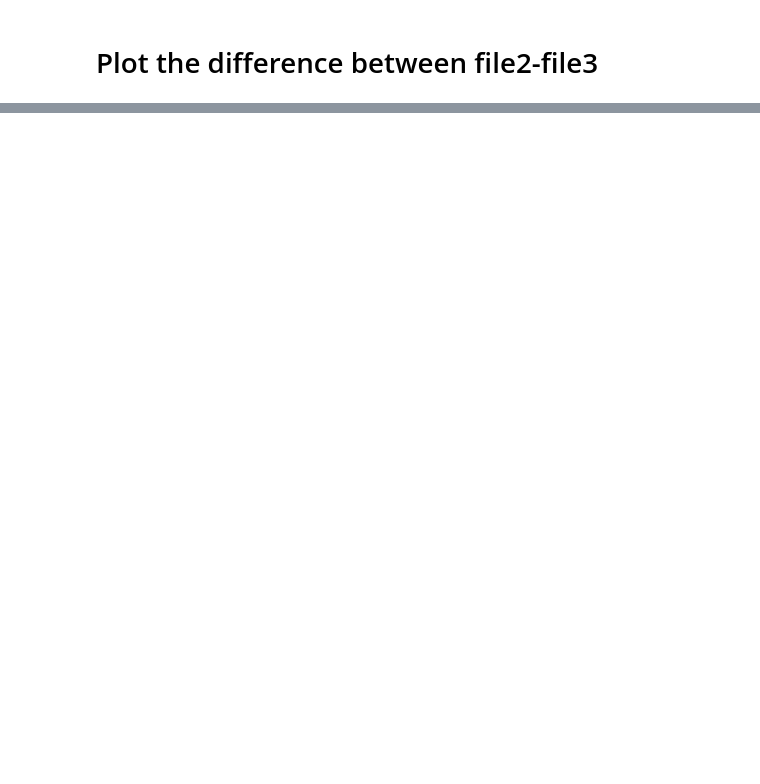
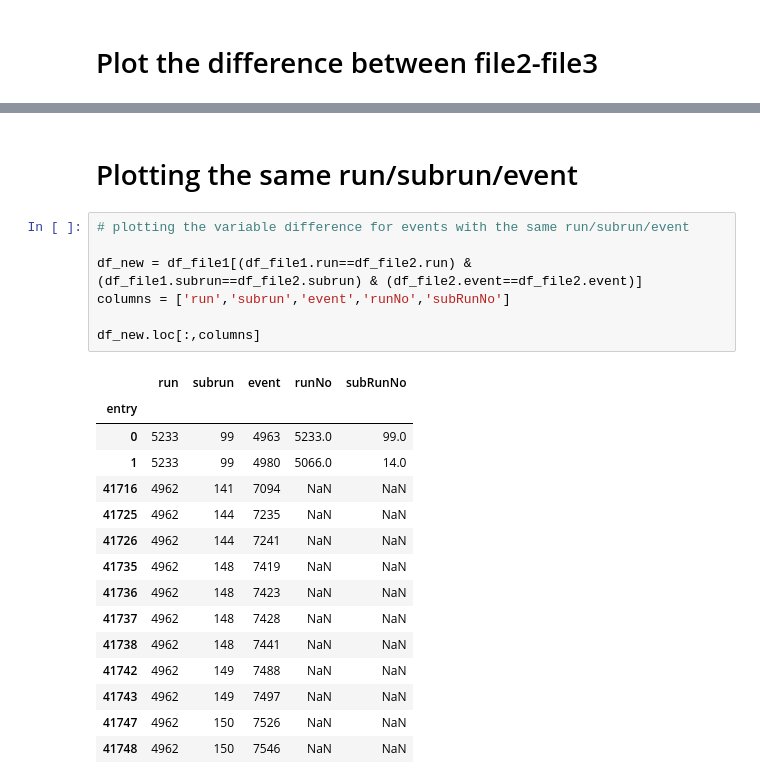
Before and after one commit to mrguzzo/wirecell, a Jupyter notebook: BDT/validate_new_workflow.ipynb, the cells around one changed output, grey strips where cells are left out. Cells and saved outputs as stored; diff of their text form; blank space fills up the shorter version.

```diff
--- a/BDT/validate_new_workflow.ipynb
+++ b/BDT/validate_new_workflow.ipynb
@@ -157,0 +268,25 @@ plt.tight_layout()
+# %% [markdown]
+# Plotting the same run/subrun/event
+# %%
+# plotting the variable difference for events with the same run/subrun/event
+
+df_new = df_file1[(df_file1.run==df_file2.run) & (df_file1.subrun==df_file2.subrun) & (df_file2.event==df_file2.event)]
+columns = ['run','subrun','event','runNo','subRunNo']
+
+df_new.loc[:,columns]
+# %% [output]
+|  | run | subrun | event | runNo | subRunNo |
+| entry |  |  |  |  |  |
+| 0 | 5233 | 99 | 4963 | 5233.0 | 99.0 |
+| 1 | 5233 | 99 | 4980 | 5066.0 | 14.0 |
+| 41716 | 4962 | 141 | 7094 | NaN | NaN |
+| 41725 | 4962 | 144 | 7235 | NaN | NaN |
+| 41726 | 4962 | 144 | 7241 | NaN | NaN |
+| 41735 | 4962 | 148 | 7419 | NaN | NaN |
+| 41736 | 4962 | 148 | 7423 | NaN | NaN |
+| 41737 | 4962 | 148 | 7428 | NaN | NaN |
+| 41738 | 4962 | 148 | 7441 | NaN | NaN |
+| 41742 | 4962 | 149 | 7488 | NaN | NaN |
+| 41743 | 4962 | 149 | 7497 | NaN | NaN |
+| 41747 | 4962 | 150 | 7526 | NaN | NaN |
+| 41748 | 4962 | 150 | 7546 | NaN | NaN |
```
Also changed, not shown: parts of 20 cells of this notebook, 7 other files.
